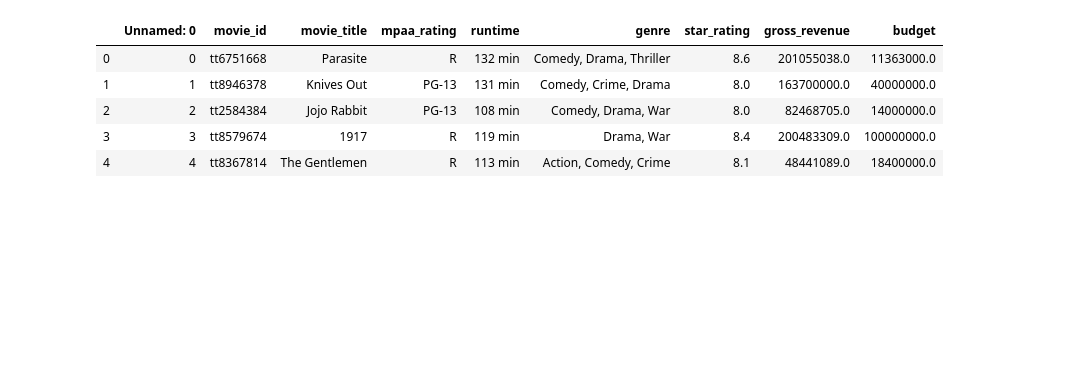
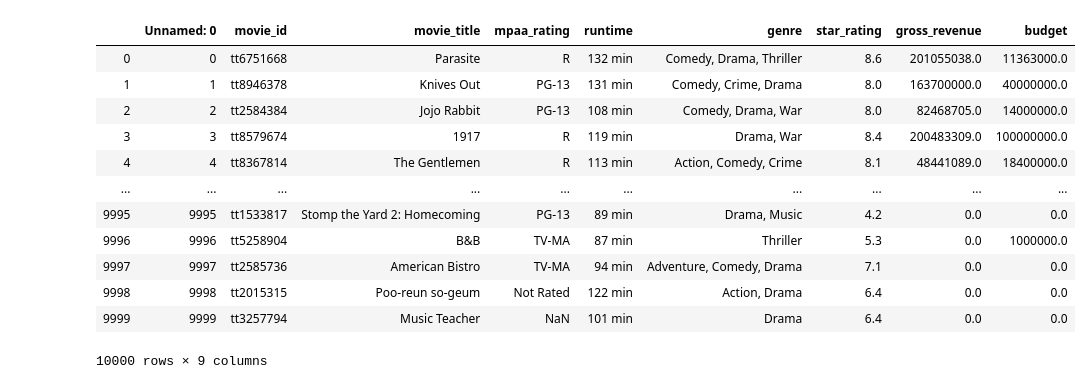
Before and after one commit to gabbyflabby/Movie_Data_Analysis, a Jupyter notebook: Untitled.ipynb, the cells around one changed output. Drawn from its saved outputs; the diff is of its cells as text; code cells hidden in the pictures; blank space fills up the shorter version.

```diff
--- a/Untitled.ipynb
+++ b/Untitled.ipynb
@@ -7,14 +7,21 @@ import seaborn as sns
 # %%
 df = pd.read_csv('movie_data.csv')
 # %%
-df.head()
+df
 # %% [output]
 |  | Unnamed: 0 | movie_id | movie_title | mpaa_rating | runtime | genre | star_rating | gross_revenue | budget |
 | 0 | 0 | tt6751668 | Parasite | R | 132 min | Comedy, Drama, Thriller | 8.6 | 201055038.0 | 11363000.0 |
 | 1 | 1 | tt8946378 | Knives Out | PG-13 | 131 min | Comedy, Crime, Drama | 8.0 | 163700000.0 | 40000000.0 |
 | 2 | 2 | tt2584384 | Jojo Rabbit | PG-13 | 108 min | Comedy, Drama, War | 8.0 | 82468705.0 | 14000000.0 |
 | 3 | 3 | tt8579674 | 1917 | R | 119 min | Drama, War | 8.4 | 200483309.0 | 100000000.0 |
 | 4 | 4 | tt8367814 | The Gentlemen | R | 113 min | Action, Comedy, Crime | 8.1 | 48441089.0 | 18400000.0 |
+| ... | ... | ... | ... | ... | ... | ... | ... | ... | ... |
+| 9995 | 9995 | tt1533817 | Stomp the Yard 2: Homecoming | PG-13 | 89 min | Drama, Music | 4.2 | 0.0 | 0.0 |
+| 9996 | 9996 | tt5258904 | B&B | TV-MA | 87 min | Thriller | 5.3 | 0.0 | 1000000.0 |
+| 9997 | 9997 | tt2585736 | American Bistro | TV-MA | 94 min | Adventure, Comedy, Drama | 7.1 | 0.0 | 0.0 |
+| 9998 | 9998 | tt2015315 | Poo-reun so-geum | Not Rated | 122 min | Action, Drama | 6.4 | 0.0 | 0.0 |
+| 9999 | 9999 | tt3257794 | Music Teacher | NaN | 101 min | Drama | 6.4 | 0.0 | 0.0 |
+10000 rows × 9 columns
 # %%
 df.drop('Unnamed: 0', axis=1, inplace=True)
 # %%
```
Also changed, not shown: parts of 13 cells of this notebook.
